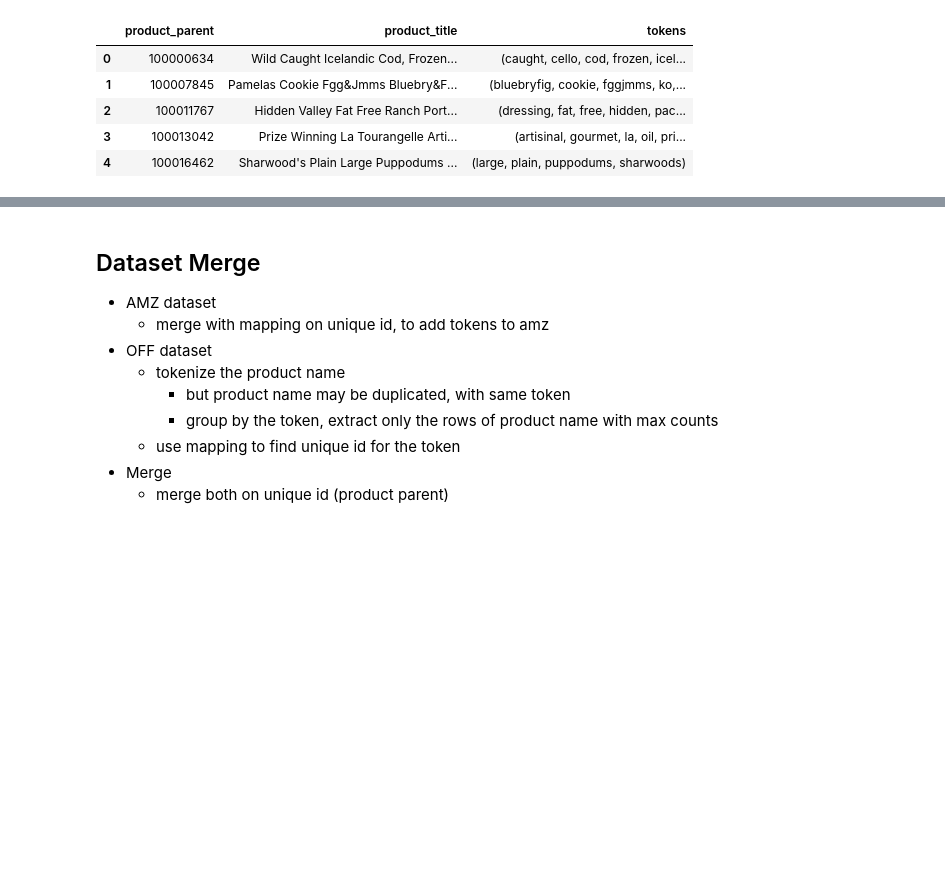
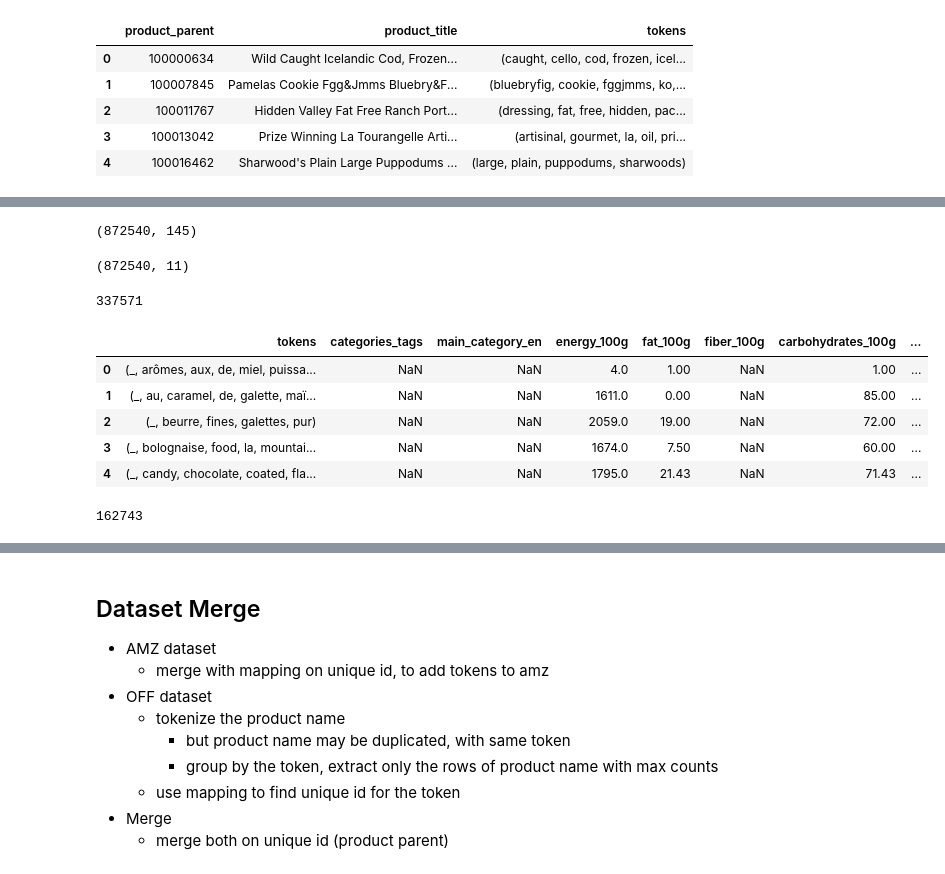
Before and after one commit to davilayang/food-reviews, a Jupyter notebook: 1-2_merge-dataset.ipynb, the cells around one changed output, grey strips where cells are left out. Saved outputs shown, nothing was run; the diff lists cells and outputs as text; code cells hidden in the pictures; blank space fills up the shorter version.

```diff
--- a/1-2_merge-dataset.ipynb
+++ b/1-2_merge-dataset.ipynb
@@ -274,0 +308,45 @@ mapping.head()
+# %%
+off.shape
+# %% [output]
+(872540, 145)
+# %%
+# only taking categories and main nutrients
+sub = off.loc[:, ['product_name', 'categories_tags', 'main_category_en', \
+                  'energy_100g', 'fat_100g', 'fiber_100g', 'carbohydrates_100g', \
+                  'proteins_100g', 'salt_100g', 'sodium_100g', 'sugars_100g']]
+sub.sort_values(['product_name', 'main_category_en', 'categories_tags'], \
+                inplace=True, na_position='last')
+sub.reset_index(drop=True, inplace=True)
+sub.shape
+# %% [output]
+(872540, 11)
+# %%
+sub.main_category_en.notna().sum()
+# %% [output]
+337571
+# %%
+func = {'categories_tags':'last', 'main_category_en':'last', \
+        'energy_100g':'mean', 'fat_100g':'mean', 'fiber_100g':'mean', \
+        'carbohydrates_100g':'mean', 'proteins_100g':'mean', \
+        'salt_100g':'mean', 'sodium_100g':'mean', 'sugars_100g':'mean'}
+# take first on strings and mean on numbers with duplicate product names
+sub = sub.groupby('product_name', as_index=False).agg(func)\
+        .assign(tokens=lambda d: d.product_name.apply(pname_tokenize))
+# handle the same with ducplicated tokens
+sub = sub[sub.tokens != tuple()].reset_index(drop=True)\
+    .groupby('tokens', as_index=False).agg(func)
+# remove rows without energy data
+sub = sub[sub.energy_100g.notna()]
+
+sub.head()
+# %% [output]
+|  | tokens | categories_tags | main_category_en | energy_100g | fat_100g | fiber_100g | carbohydrates_100g | ... |
+| 0 | (_, arômes, aux, de, miel, puissa... | NaN | NaN | 4.0 | 1.00 | NaN | 1.00 | ... |
+| 1 | (_, au, caramel, de, galette, maï... | NaN | NaN | 1611.0 | 0.00 | NaN | 85.00 | ... |
+| 2 | (_, beurre, fines, galettes, pur) | NaN | NaN | 2059.0 | 19.00 | NaN | 72.00 | ... |
+| 3 | (_, bolognaise, food, la, mountai... | NaN | NaN | 1674.0 | 7.50 | NaN | 60.00 | ... |
+| 4 | (_, candy, chocolate, coated, fla... | NaN | NaN | 1795.0 | 21.43 | NaN | 71.43 | ... |
+# %%
+sub.main_category_en.notna().sum()
+# %% [output]
+162743
```
Also changed, not shown: parts of 15 cells of this notebook, 6 other files.
